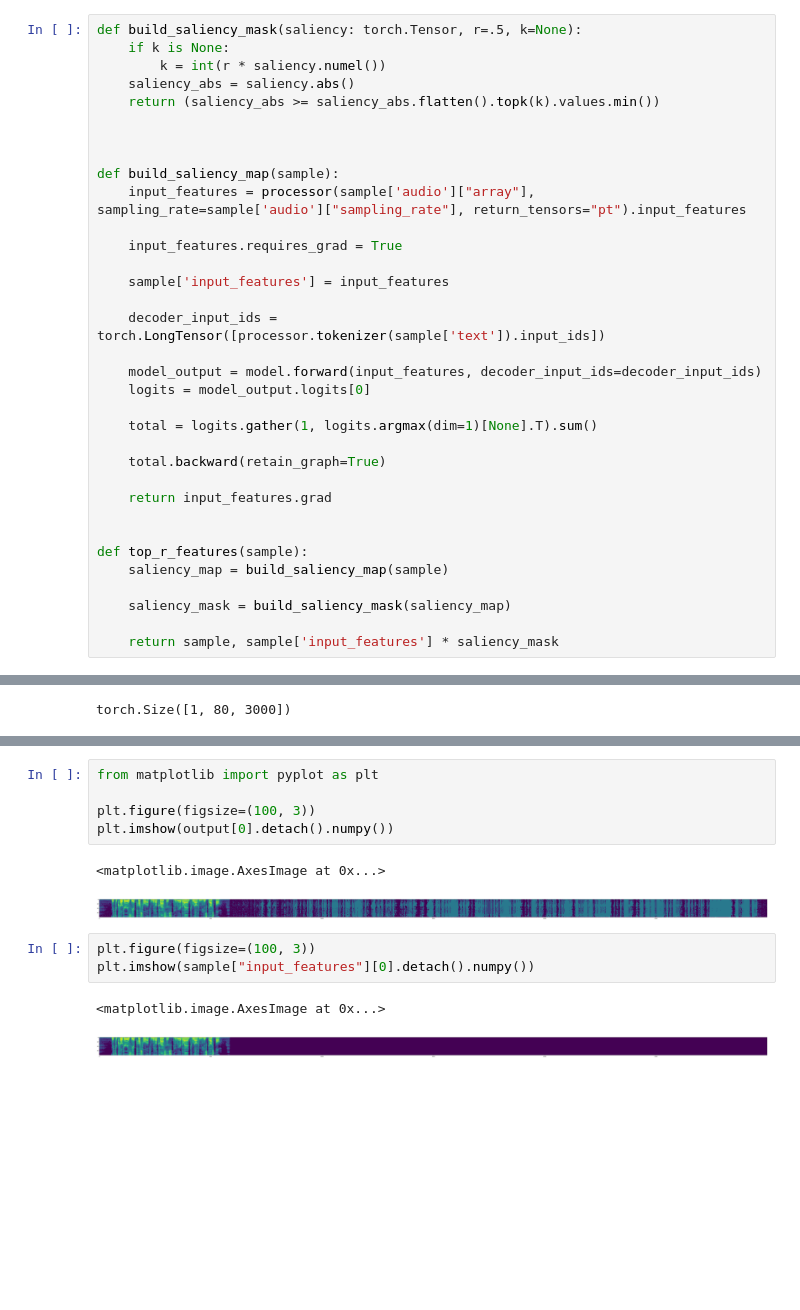
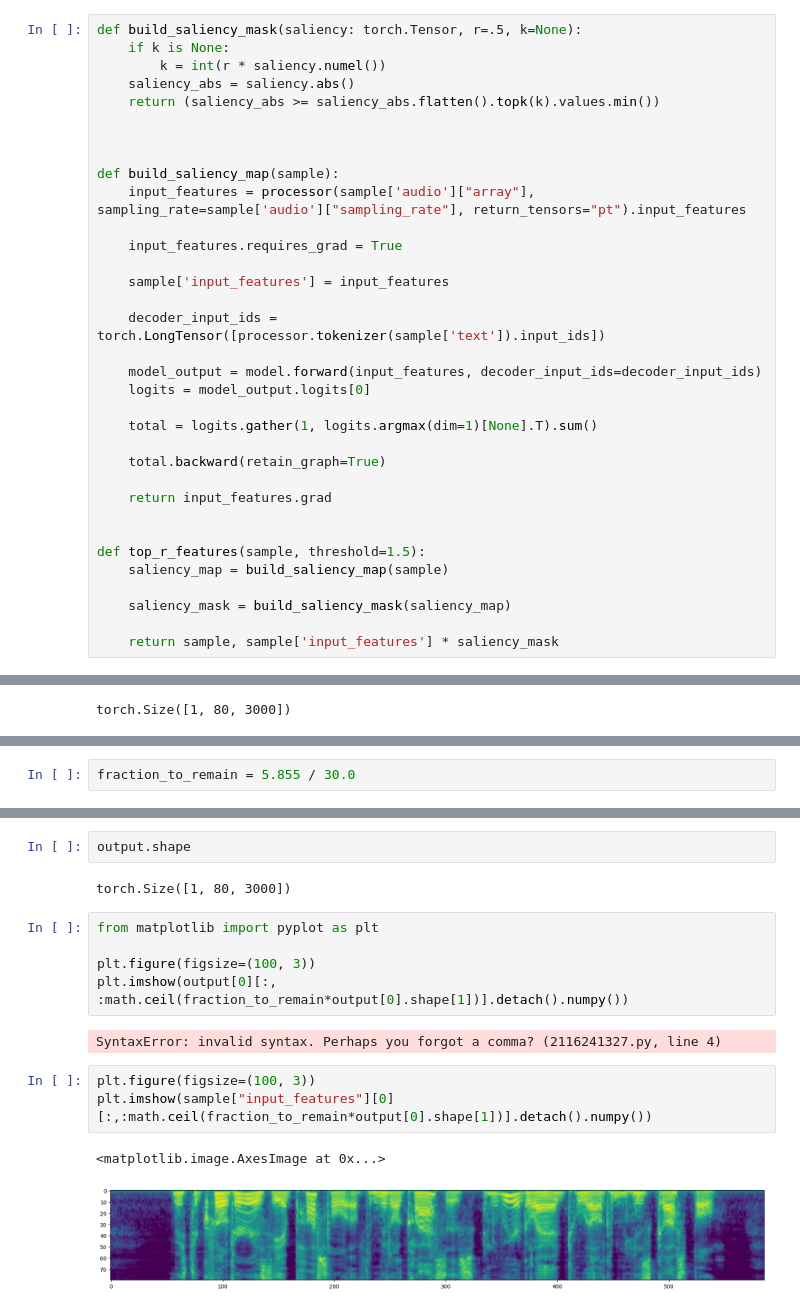
Before and after one commit to jacobkj314/salASR, a Jupyter notebook: whisper_saliency_plots.ipynb, the cells around one changed output, grey strips where cells are left out. Saved outputs shown, nothing was run; the diff lists cells and outputs as text; blank space fills up the shorter version.

Commit message:
Compare whole inputs and whole output saliency maps

```diff
--- a/whisper_saliency_plots.ipynb
+++ b/whisper_saliency_plots.ipynb
@@ -96,7 +98,7 @@ def build_saliency_map(sample):
     return input_features.grad
 
 
-def top_r_features(sample):
+def top_r_features(sample, threshold=1.5):
     saliency_map = build_saliency_map(sample)
 
     saliency_mask = build_saliency_mask(saliency_map)
@@ -112,0 +119,2 @@ torch.Size([1, 80, 3000])
+# %%
+fraction_to_remain = 5.855 / 30.0
@@ -113,15 +125,18 @@ torch.Size([1, 80, 3000])
+# %%
+output.shape
+# %% [output]
+torch.Size([1, 80, 3000])
 # %%
 from matplotlib import pyplot as plt
 
 plt.figure(figsize=(100, 3))
-plt.imshow(output[0].detach().numpy())
+plt.imshow(output[0][:, :math.ceil(fraction_to_remain*output[0].shape[1])].detach().numpy())
 # %% [output]
-<matplotlib.image.AxesImage at 0x...>
+SyntaxError: invalid syntax. Perhaps you forgot a comma? (2116241327.py, line 4)
-[figure, removed]
 # %%
 plt.figure(figsize=(100, 3))
-plt.imshow(sample["input_features"][0].detach().numpy())
+plt.imshow(sample["input_features"][0][:,:math.ceil(fraction_to_remain*output[0].shape[1])].detach().numpy())
 # %% [output]
 <matplotlib.image.AxesImage at 0x...>
-[figure, old version]
+[figure, new version]
 # %%
```
Also changed, not shown: parts of 5 cells of this notebook.
